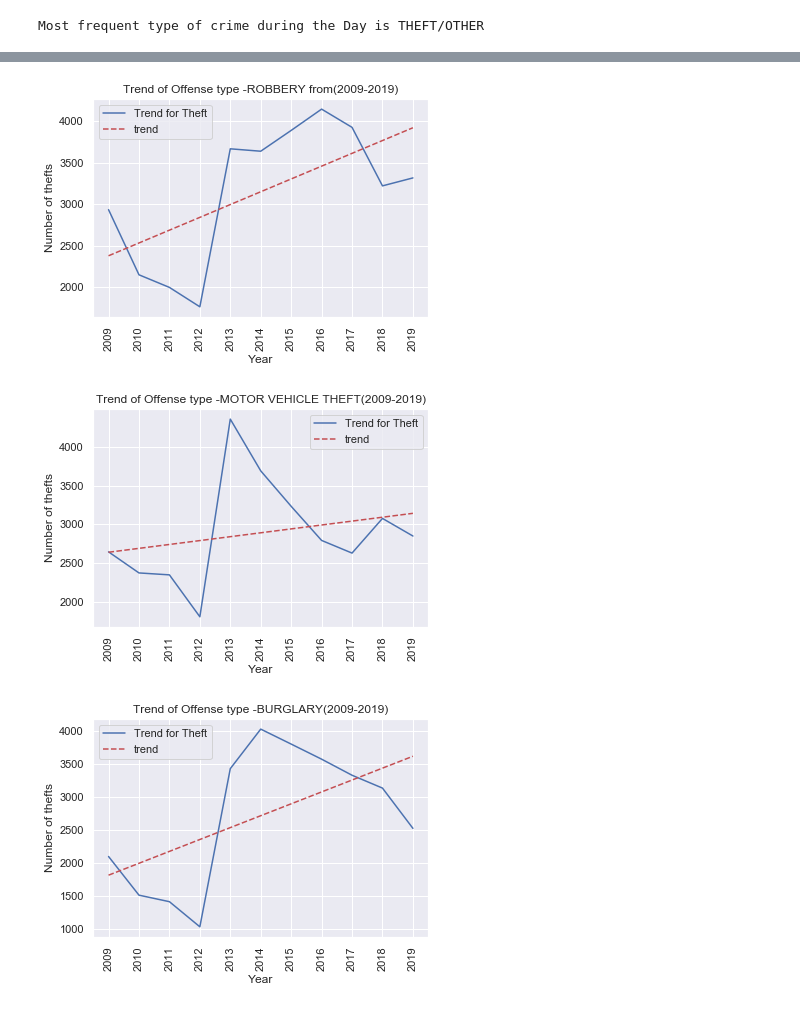
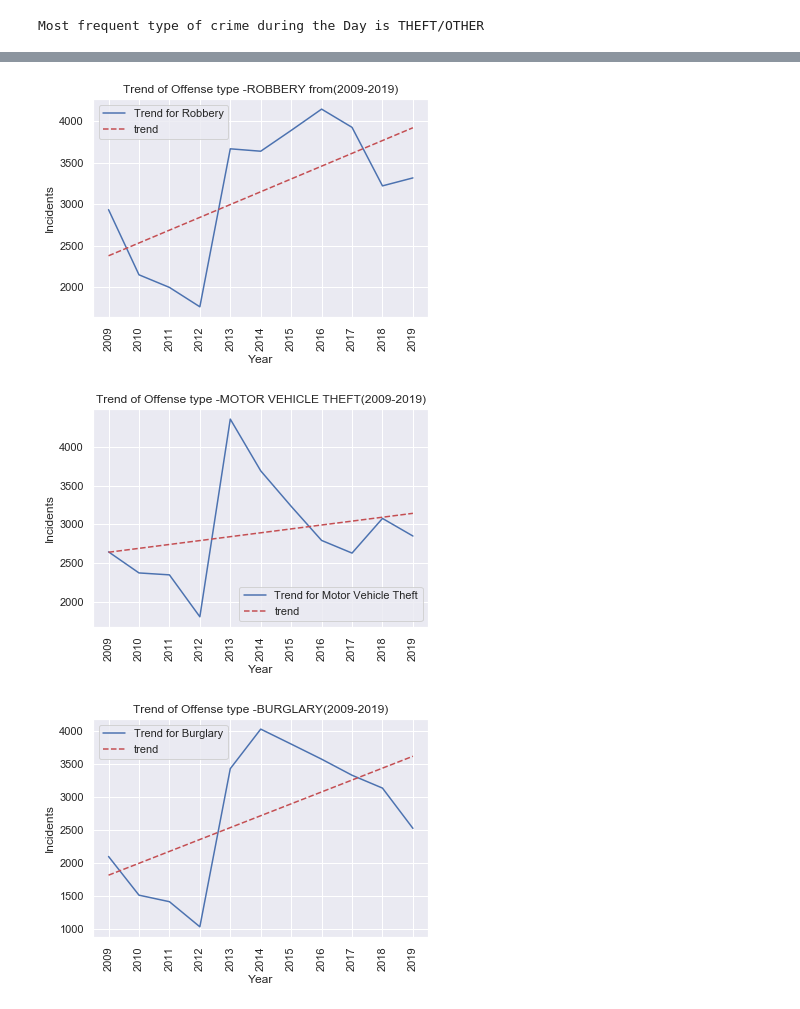
Before and after one commit to iraismgarcia5/Project_DC_Crime_Analysis, a Jupyter notebook: Project1_DC_Crime_Analysis.ipynb, the cells around one changed output, grey strips where cells are left out. Cells and saved outputs as stored; diff of their text form; code cells hidden in the pictures.

```diff
--- a/Project1_DC_Crime_Analysis.ipynb
+++ b/Project1_DC_Crime_Analysis.ipynb
@@ -441,13 +442,21 @@ print(c_crime_rate)
 print("\n")
 print("Percentage of Crimes for each category of offense\n")
 p_crime_rate=(crime_rate.CCN.count()/t_crimes)*100
+crime_rate_df=pd.DataFrame(p_crime_rate)
+crime_rate_df
 print(p_crime_rate)
-t_crimes
 
 #Offense Plot - Bar Graph
-crime_rate_df=pd.DataFrame(p_crime_rate)
-crime_rate_df
+
 fig = crime_rate_df["CCN"].plot(kind="barh")
+summary_tuple=(0.074,6.34,8.1,0.34,8.62,9.4,0.7,28.66,37.7)
+
+#Adding labels
+for i in range(len(summary_tuple)):
+    value_x=summary_tuple[i]+0.1
+    plt.text(x=value_x, y=i-0.1, s=(str(summary_tuple[i])+"%"), size=14,color="black")
+
+# var=crime_rate_df["CCN"]
 plt.xlabel('Percentage of Crimes Committed')
 plt.title("Crimes in Washington D.C")
 plt.show()
@@ -699,7 +708,7 @@ def vis_plot1(var1, var2,var3,var_label, title,image_name):
     plt.plot(var1,var3,"r--",label="trend")
     path="Images/"+image_name
     plt.xlabel('Year')
-    plt.ylabel('Number of thefts')
+    plt.ylabel('Incidents')
     plt.title(title)
     plt.legend()
     plt.xticks(o_theft_index, rotation='vertical')
@@ -709,29 +718,29 @@ def vis_plot1(var1, var2,var3,var_label, title,image_name):
 #Call the function to plot trends
 
 vis_plot1(o_theft_index,o_theft_yearly,p1(o_theft_index),
-          'Trend for Theft','Trend of Offense type -THEFT/OTHER(2009-2019)','trend_theft_other.png')
+          'Trend for Theft/Other','Trend of Offense type -THEFT/OTHER(2009-2019)','trend_theft_other.png')
 
 vis_plot1(a_theft_index,a_theft_yearly,p2(a_theft_index),
-          'Trend for Theft','Trend of Offense type -THEFT F/AUTO(2009-2019)','trend_theft_auto.png')
+          'Trend for Theft/Auto','Trend of Offense type -THEFT F/AUTO(2009-2019)','trend_theft_auto.png')
 
 vis_plot1(robbery_index,robbery_yearly,p3(robbery_index),
-          'Trend for Theft','Trend of Offense type -ROBBERY from(2009-2019)','trend_robbery.png')
+          'Trend for Robbery','Trend of Offense type -ROBBERY from(2009-2019)','trend_robbery.png')
 
 vis_plot1(mv_theft_index,mv_theft_yearly,p4(mv_theft_index),
-          'Trend for Theft','Trend of Offense type -MOTOR VEHICLE THEFT(2009-2019)','trend_theft_vehicle.png')
+          'Trend for Motor Vehicle Theft','Trend of Offense type -MOTOR VEHICLE THEFT(2009-2019)','trend_theft_vehicle.png')
 
 vis_plot1(burglary_index,burglary_yearly,p5(burglary_index),
-         'Trend for Theft','Trend of Offense type -BURGLARY(2009-2019)','trend_burglary.png')
+         'Trend for Burglary','Trend of Offense type -BURGLARY(2009-2019)','trend_burglary.png')
 
 vis_plot1(assault_index,assault_yearly,p6(assault_index),
-          'Trend for Theft','Trend of Offense type -ASSAULT(2009-2019)','trend_assault.png')
+          'Trend for Assault','Trend of Offense type -ASSAULT(2009-2019)','trend_assault.png')
 
 vis_plot1(s_abuse_index,s_abuse_yearly,p7(s_abuse_index),
-          'Trend for Theft','Trend of Offense type -SEX ABUSE(2009-2019)','trend_abuse.png')
+          'Trend for Sex Abuse','Trend of Offense type -SEX ABUSE(2009-2019)','trend_abuse.png')
 
 vis_plot1(homicide_index,homicide_yearly,p8(homicide_index),
-          'Trend for Theft','Trend of Offense type -HOMICIDE(2009-2019)','trend_homicide.png')
+          'Trend for Homicide','Trend of Offense type -HOMICIDE(2009-2019)','trend_homicide.png')
 
 vis_plot1(arson_index,arson_yearly,p9(arson_index),
-          'Trend for Theft','Trend of Offense type -ARSON(2009-2019)','trend_arson.png')
+          'Trend for Arson','Trend of Offense type -ARSON(2009-2019)','trend_arson.png')
 # %% [output]
@@ -740,3 +749,3 @@ vis_plot1(arson_index,arson_yearly,p9(arson_index),
-[figure, old version]
+[figure, new version]
-[figure, old version]
+[figure, new version]
-[figure, old version]
+[figure, new version]
```
Also changed, not shown: parts of 9 cells of this notebook, 16 other files.
